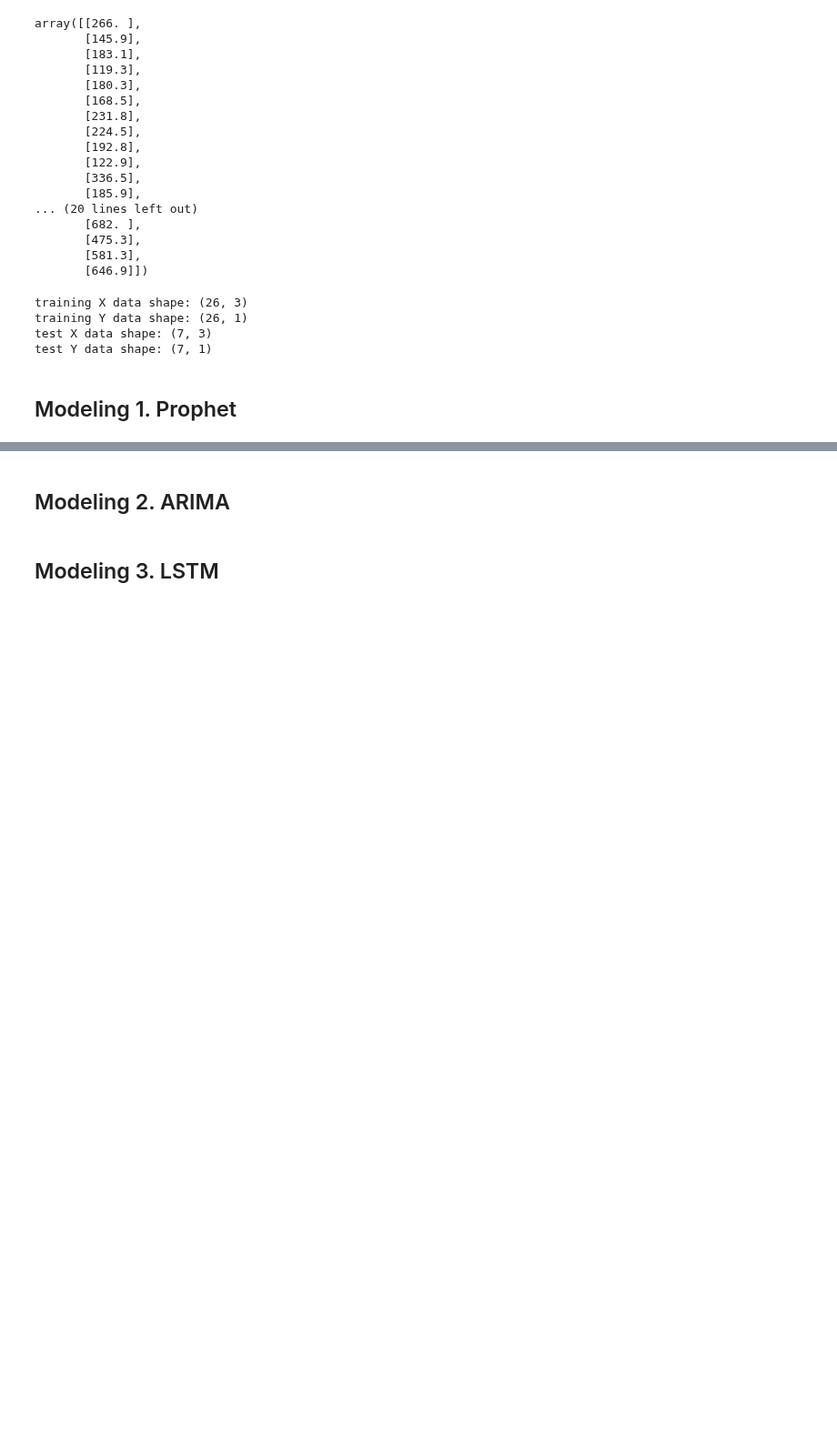
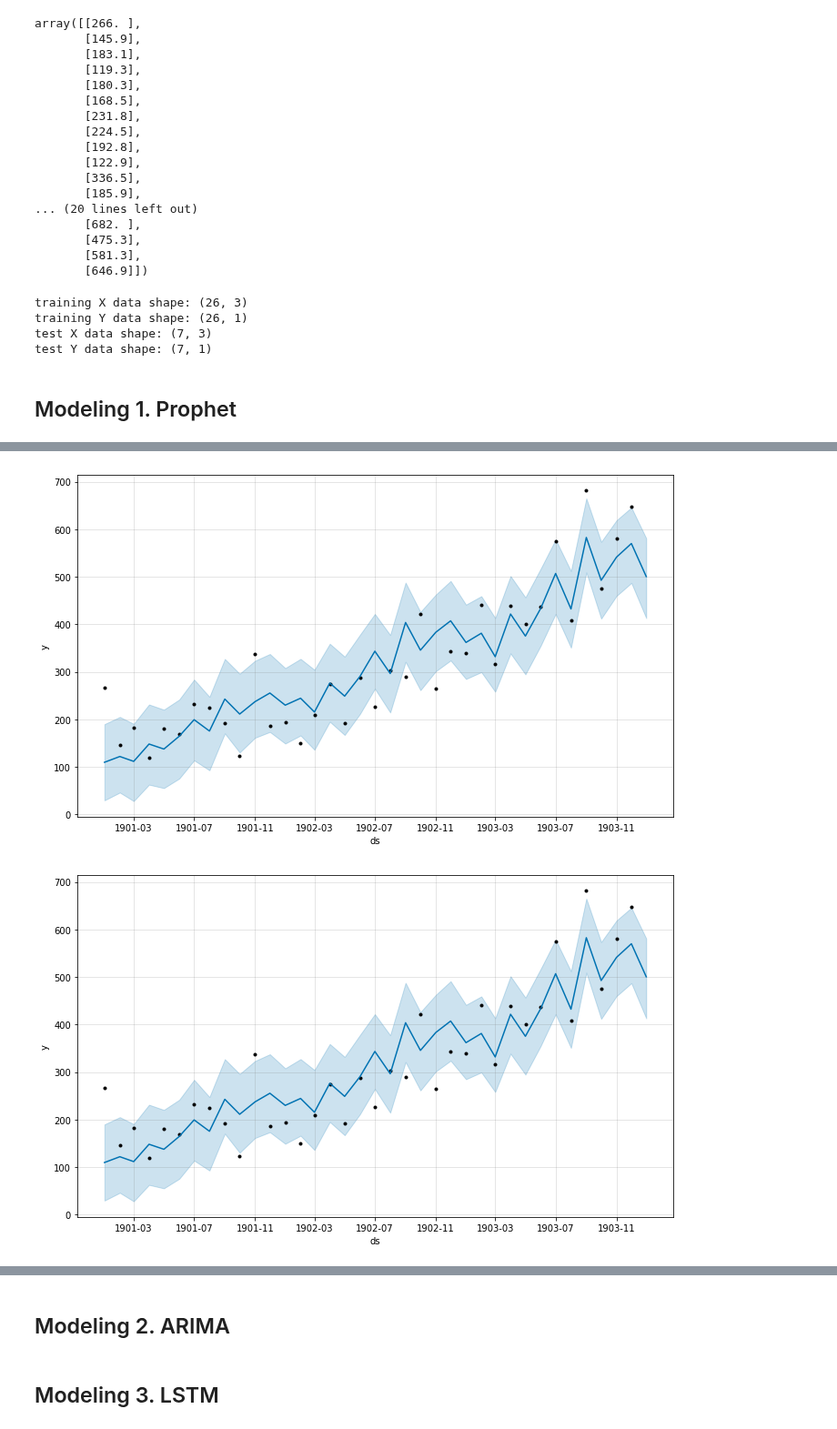
Before and after one commit to yoonkt200/tutorial-keras-deeplearning, a Jupyter notebook: 04-RNN-keras/keras-lstm-tutorial.ipynb, the cells around one changed output, grey strips where cells are left out. Shown at 91% size. Drawn from its saved outputs; the diff is of its cells as text; code cells hidden in the pictures; blank space fills up the shorter version.

Commit message:
prophet add

```diff
--- a/04-RNN-keras/keras-lstm-tutorial.ipynb
+++ b/04-RNN-keras/keras-lstm-tutorial.ipynb
@@ -122,0 +146,4 @@ test Y data shape: (7, 1)
+# %%
+dataset = pd.read_csv(filename)
+dataset.columns = ['ds', 'y']
+dataset.head()
@@ -122,0 +157,4 @@ test Y data shape: (7, 1)
+# %%
+# month data fit : mode parameter setting
+m = Prophet(seasonality_mode='multiplicative', weekly_seasonality=False, daily_seasonality=False)
+m.fit(dataset)
@@ -122,0 +163,4 @@ test Y data shape: (7, 1)
+# %%
+future_data = m.make_future_dataframe(periods=1, freq = 'm')
+# %%
+forecast_data = m.predict(future_data)
@@ -122,0 +176,5 @@ test Y data shape: (7, 1)
+# %%
+m.plot(forecast_data)
+# %% [output]
+[figure, added]
+[figure, added]
```
Also changed, not shown: parts of 19 cells of this notebook.
